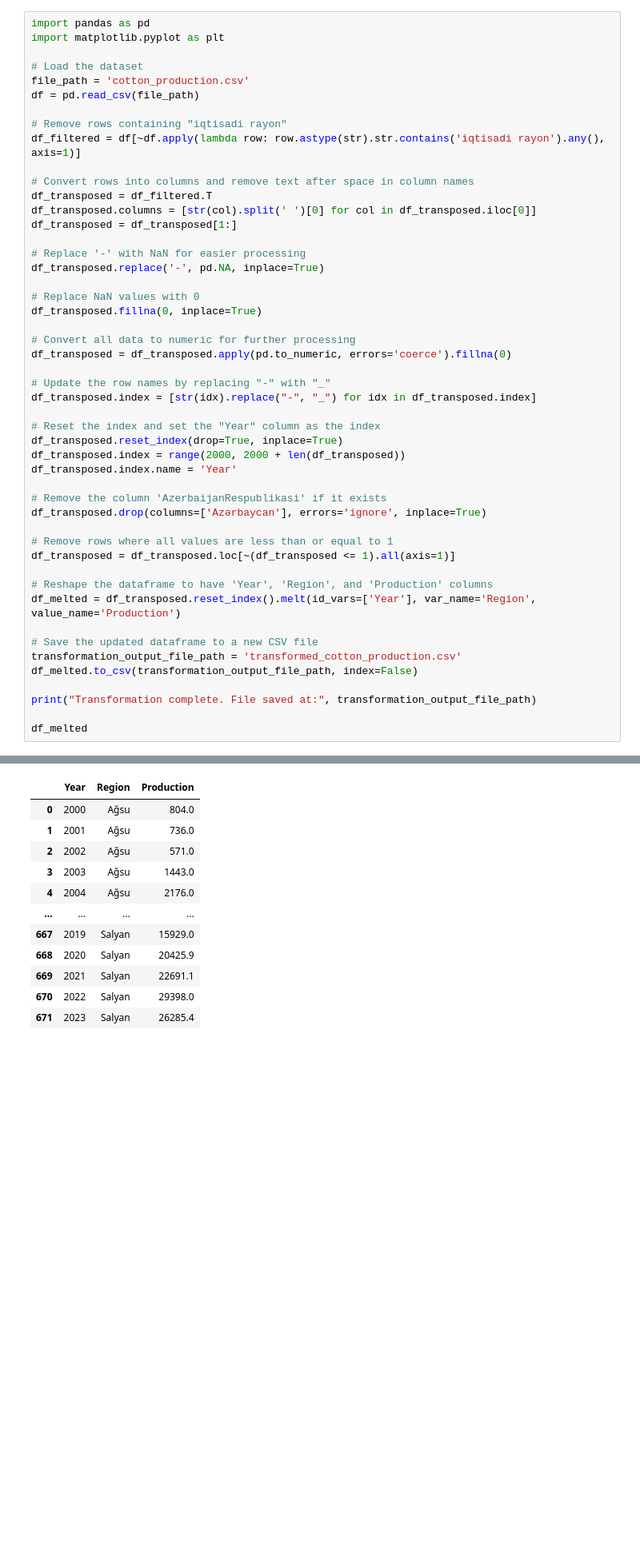
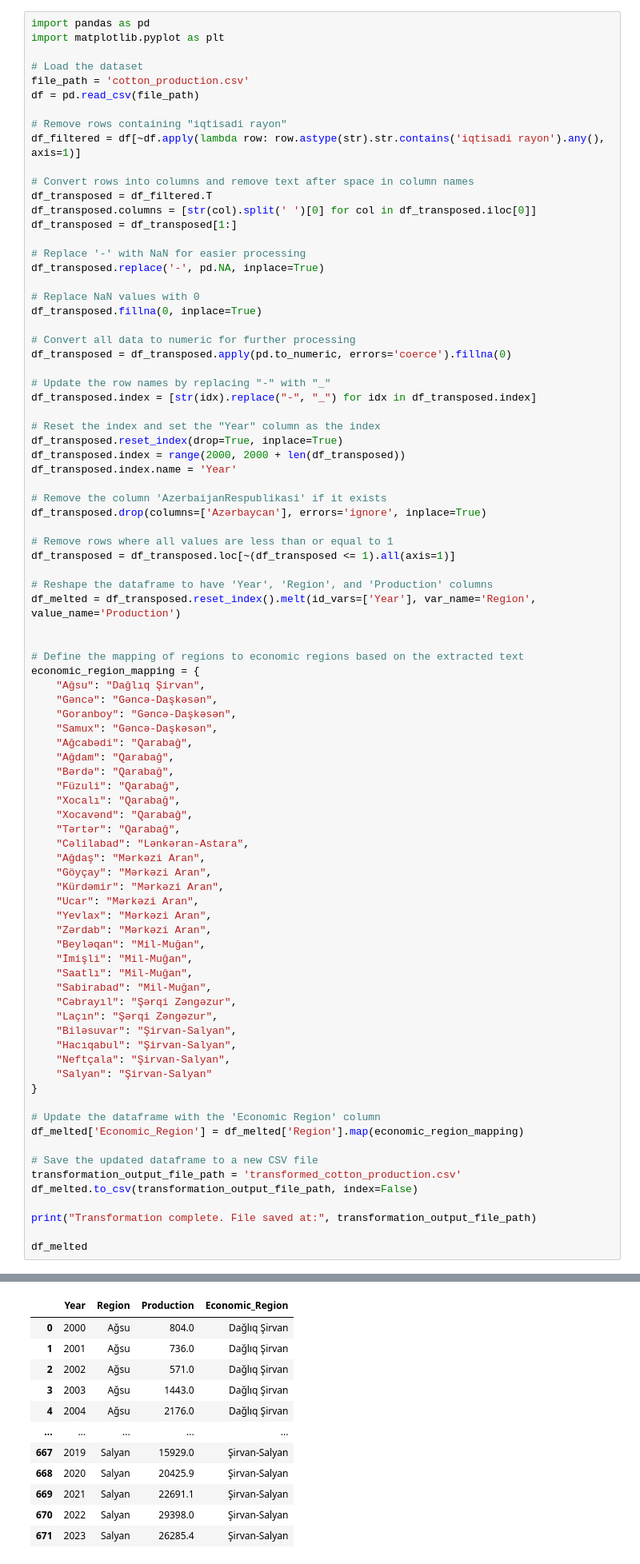
Before and after one commit to Ismat-Samadov/Cotton_Production_Forecasting, a Jupyter notebook: modelling/model.ipynb, the cells around one changed output, grey strips where cells are left out. Shown at 80% size. Cells and saved outputs as stored; diff of their text form; blank space fills up the shorter version.

```diff
--- a/modelling/model.ipynb
+++ b/modelling/model.ipynb
@@ -24,42 +24,78 @@ df_transposed.fillna(0, inplace=True)
 
 # Convert all data to numeric for further processing
 df_transposed = df_transposed.apply(pd.to_numeric, errors='coerce').fillna(0)
 
 # Update the row names by replacing "-" with "_"
 df_transposed.index = [str(idx).replace("-", "_") for idx in df_transposed.index]
 
 # Reset the index and set the "Year" column as the index
 df_transposed.reset_index(drop=True, inplace=True)
 df_transposed.index = range(2000, 2000 + len(df_transposed))
 df_transposed.index.name = 'Year'
 
 # Remove the column 'AzerbaijanRespublikasi' if it exists
 df_transposed.drop(columns=['Azərbaycan'], errors='ignore', inplace=True)
 
 # Remove rows where all values are less than or equal to 1
 df_transposed = df_transposed.loc[~(df_transposed <= 1).all(axis=1)]
 
 # Reshape the dataframe to have 'Year', 'Region', and 'Production' columns
 df_melted = df_transposed.reset_index().melt(id_vars=['Year'], var_name='Region', value_name='Production')
 
+
+# Define the mapping of regions to economic regions based on the extracted text
+economic_region_mapping = {
+    "Ağsu": "Dağlıq Şirvan",
+    "Gəncə": "Gəncə-Daşkəsən",
+    "Goranboy": "Gəncə-Daşkəsən",
+    "Samux": "Gəncə-Daşkəsən",
+    "Ağcabədi": "Qarabağ",
+    "Ağdam": "Qarabağ",
+    "Bərdə": "Qarabağ",
+    "Füzuli": "Qarabağ",
+    "Xocalı": "Qarabağ",
+    "Xocavənd": "Qarabağ",
+    "Tərtər": "Qarabağ",
+    "Cəlilabad": "Lənkəran-Astara",
+    "Ağdaş": "Mərkəzi Aran",
+    "Göyçay": "Mərkəzi Aran",
+    "Kürdəmir": "Mərkəzi Aran",
+    "Ucar": "Mərkəzi Aran",
+    "Yevlax": "Mərkəzi Aran",
+    "Zərdab": "Mərkəzi Aran",
+    "Beyləqan": "Mil-Muğan",
+    "İmişli": "Mil-Muğan",
+    "Saatlı": "Mil-Muğan",
+    "Sabirabad": "Mil-Muğan",
+    "Cəbrayıl": "Şərqi Zəngəzur",
+    "Laçın": "Şərqi Zəngəzur",
+    "Biləsuvar": "Şirvan-Salyan",
+    "Hacıqabul": "Şirvan-Salyan",
+    "Neftçala": "Şirvan-Salyan",
+    "Salyan": "Şirvan-Salyan"
+}
+
+# Update the dataframe with the 'Economic Region' column
+df_melted['Economic_Region'] = df_melted['Region'].map(economic_region_mapping)
+
 # Save the updated dataframe to a new CSV file
 transformation_output_file_path = 'transformed_cotton_production.csv'
 df_melted.to_csv(transformation_output_file_path, index=False)
 
 print("Transformation complete. File saved at:", transformation_output_file_path)
 
 df_melted
 # %% [output]
 Transformation complete. File saved at: transformed_cotton_production.csv
-|  | Year | Region | Production |
-| 0 | 2000 | Ağsu | 804.0 |
-| 1 | 2001 | Ağsu | 736.0 |
-| 2 | 2002 | Ağsu | 571.0 |
-| 3 | 2003 | Ağsu | 1443.0 |
-| 4 | 2004 | Ağsu | 2176.0 |
-| ... | ... | ... | ... |
-| 667 | 2019 | Salyan | 15929.0 |
-| 668 | 2020 | Salyan | 20425.9 |
-| 669 | 2021 | Salyan | 22691.1 |
-| 670 | 2022 | Salyan | 29398.0 |
-| 671 | 2023 | Salyan | 26285.4 |
+|  | Year | Region | Production | Economic_Region |
+| 0 | 2000 | Ağsu | 804.0 | Dağlıq Şirvan |
+| 1 | 2001 | Ağsu | 736.0 | Dağlıq Şirvan |
+| 2 | 2002 | Ağsu | 571.0 | Dağlıq Şirvan |
+| 3 | 2003 | Ağsu | 1443.0 | Dağlıq Şirvan |
+| 4 | 2004 | Ağsu | 2176.0 | Dağlıq Şirvan |
+| ... | ... | ... | ... | ... |
+| 667 | 2019 | Salyan | 15929.0 | Şirvan-Salyan |
+| 668 | 2020 | Salyan | 20425.9 | Şirvan-Salyan |
+| 669 | 2021 | Salyan | 22691.1 | Şirvan-Salyan |
+| 670 | 2022 | Salyan | 29398.0 | Şirvan-Salyan |
+| 671 | 2023 | Salyan | 26285.4 | Şirvan-Salyan |
```
Also changed, not shown: parts of 12 cells of this notebook, 17 other files.
